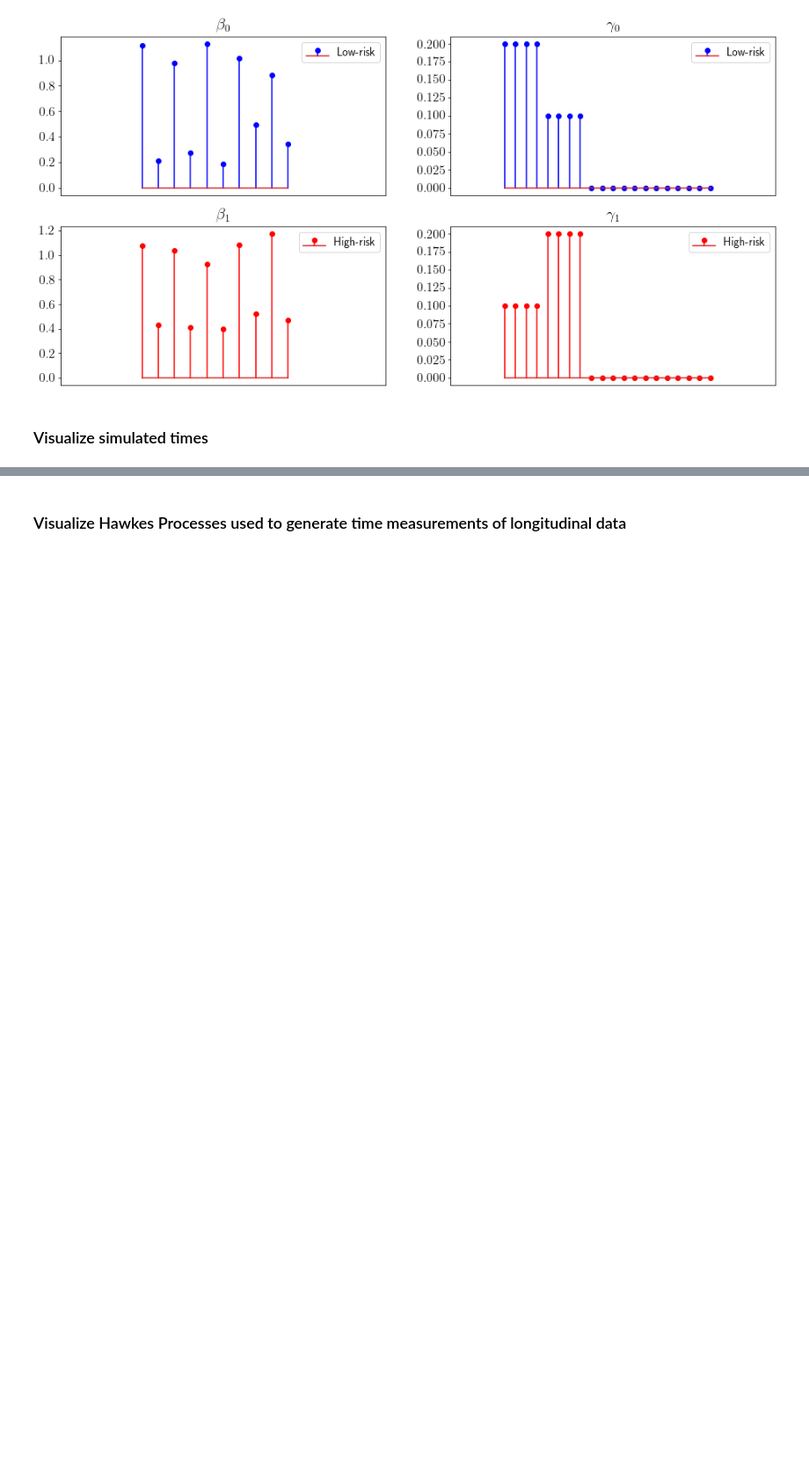
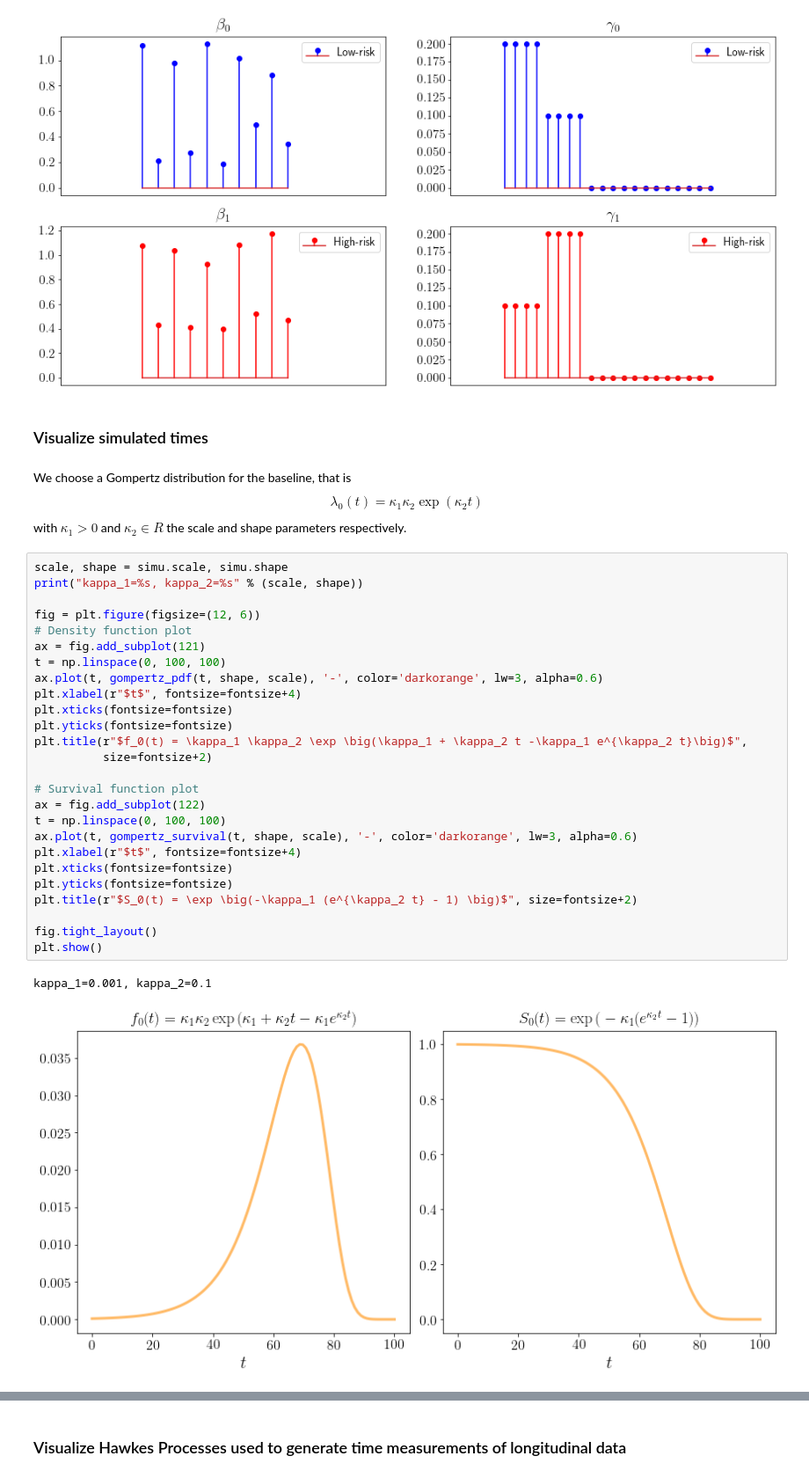
Before and after one commit to Califrais/flash, a Jupyter notebook: Lights tutorial.ipynb, the cells around one changed output, grey strips where cells are left out. Shown at 88% size. Drawn from its saved outputs; the diff is of its cells as text; blank space fills up the shorter version.

```diff
--- a/Lights tutorial.ipynb
+++ b/Lights tutorial.ipynb
@@ -79,6 +79,39 @@ plt.show()
 [figure]
 # %% [markdown]
 ### Visualize simulated times
+# %% [markdown]
+We choose a Gompertz distribution for the baseline, that is
+$$\lambda_0(t) = \kappa_1 \kappa_2 \exp(\kappa_2t)$$
+with $\kappa_1 > 0$ and $\kappa_2 \in R$ the scale and shape parameters respectively.
+# %%
+scale, shape = simu.scale, simu.shape
+print("kappa_1=%s, kappa_2=%s" % (scale, shape))
+
+fig = plt.figure(figsize=(12, 6))
+# Density function plot
+ax = fig.add_subplot(121)
+t = np.linspace(0, 100, 100)
+ax.plot(t, gompertz_pdf(t, shape, scale), '-', color='darkorange', lw=3, alpha=0.6)
+plt.xlabel(r"$t$", fontsize=fontsize+4)
+plt.xticks(fontsize=fontsize)
+plt.yticks(fontsize=fontsize)
+plt.title(r"$f_0(t) = \kappa_1 \kappa_2 \exp \big(\kappa_1 + \kappa_2 t -\kappa_1 e^{\kappa_2 t}\big)$",
+          size=fontsize+2)
+
+# Survival function plot
+ax = fig.add_subplot(122)
+t = np.linspace(0, 100, 100)
+ax.plot(t, gompertz_survival(t, shape, scale), '-', color='darkorange', lw=3, alpha=0.6)
+plt.xlabel(r"$t$", fontsize=fontsize+4)
+plt.xticks(fontsize=fontsize)
+plt.yticks(fontsize=fontsize)
+plt.title(r"$S_0(t) = \exp \big(-\kappa_1 (e^{\kappa_2 t} - 1) \big)$", size=fontsize+2)
+
+fig.tight_layout()
+plt.show()
+# %% [output]
+kappa_1=0.001, kappa_2=0.1
+[figure, added]
 # %%
 fig = plt.figure(figsize=(16, 4))
 iotas = simu.iotas
```
Also changed, not shown: parts of 7 cells of this notebook, 2 other files.
